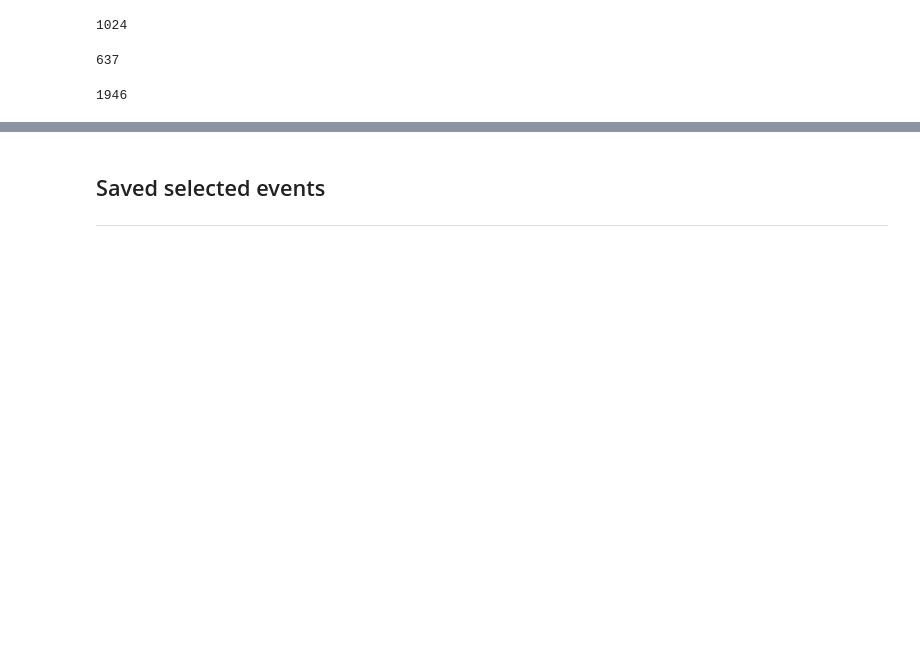
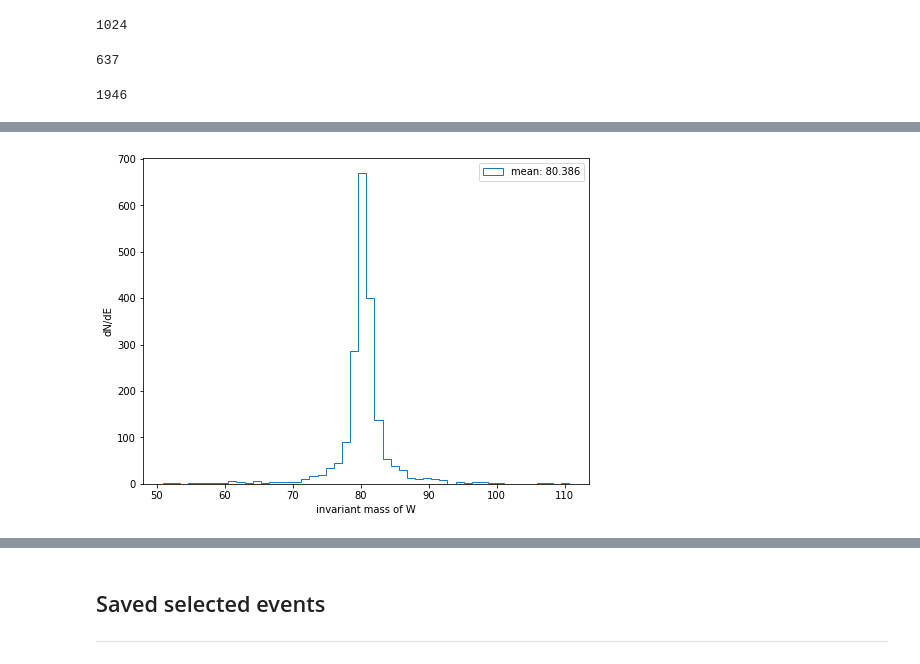
Before and after one commit to mfenton0/HEP-jet-assignment, a Jupyter notebook: analysis_script/parse_uproot_S1.ipynb, the cells around one changed output, grey strips where cells are left out. Cells and saved outputs as stored; diff of their text form; code cells hidden in the pictures; blank space fills up the shorter version.

```diff
--- a/analysis_script/parse_uproot_S1.ipynb
+++ b/analysis_script/parse_uproot_S1.ipynb
@@ -502,0 +513,19 @@ len(N_match_top_in_event)
+# %%
+W_inv = []
+W_minus_inv = []
+tmp = 0
+tmp_p = 0
+for i in range(len(parton_eta)):
+    tmp = np.sqrt( 2*parton_pt[i][1]*parton_pt[i][2]*( np.cosh(parton_eta[i][1] - parton_eta[i][2])  - np.cos( parton_phi[i][1] - parton_phi[i][2] )) )
+    W_inv.append(tmp)
+    tmp_p = np.sqrt( 2*parton_pt[i][4]*parton_pt[i][5]*( np.cosh(parton_eta[i][4] - parton_eta[i][5])  - np.cos( parton_phi[i][4] - parton_phi[i][5] )) )
+    W_minus_inv.append(tmp)
+# %%
+plt.figure(figsize=(8,6))
+plt.hist(W_inv, bins = 50 ,histtype='step', label='mean: {0:.3f}'.format(np.mean(W_inv)))
+plt.xlabel('invariant mass of W')
+plt.ylabel('dN/dE')
+plt.legend(loc='upper right')
+plt.show()
+# %% [output]
+[figure, added]
```
Also changed, not shown: parts of 9 cells of this notebook.
